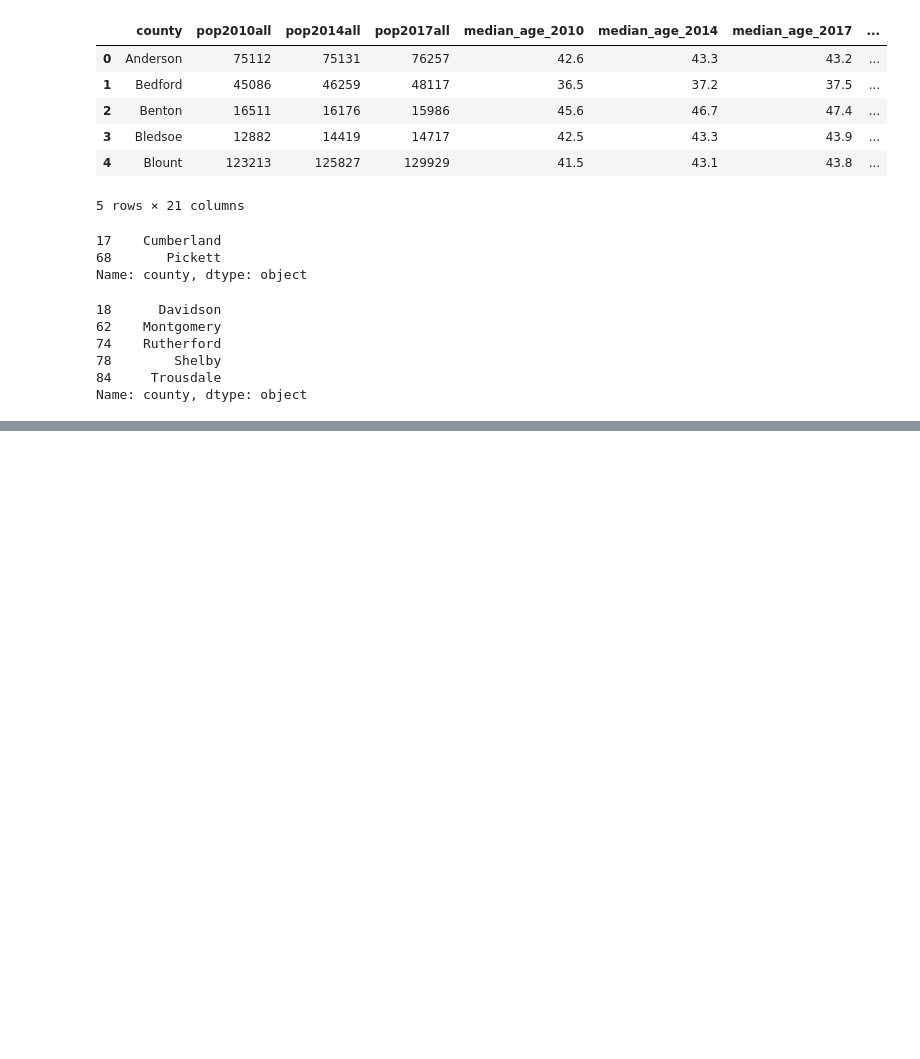
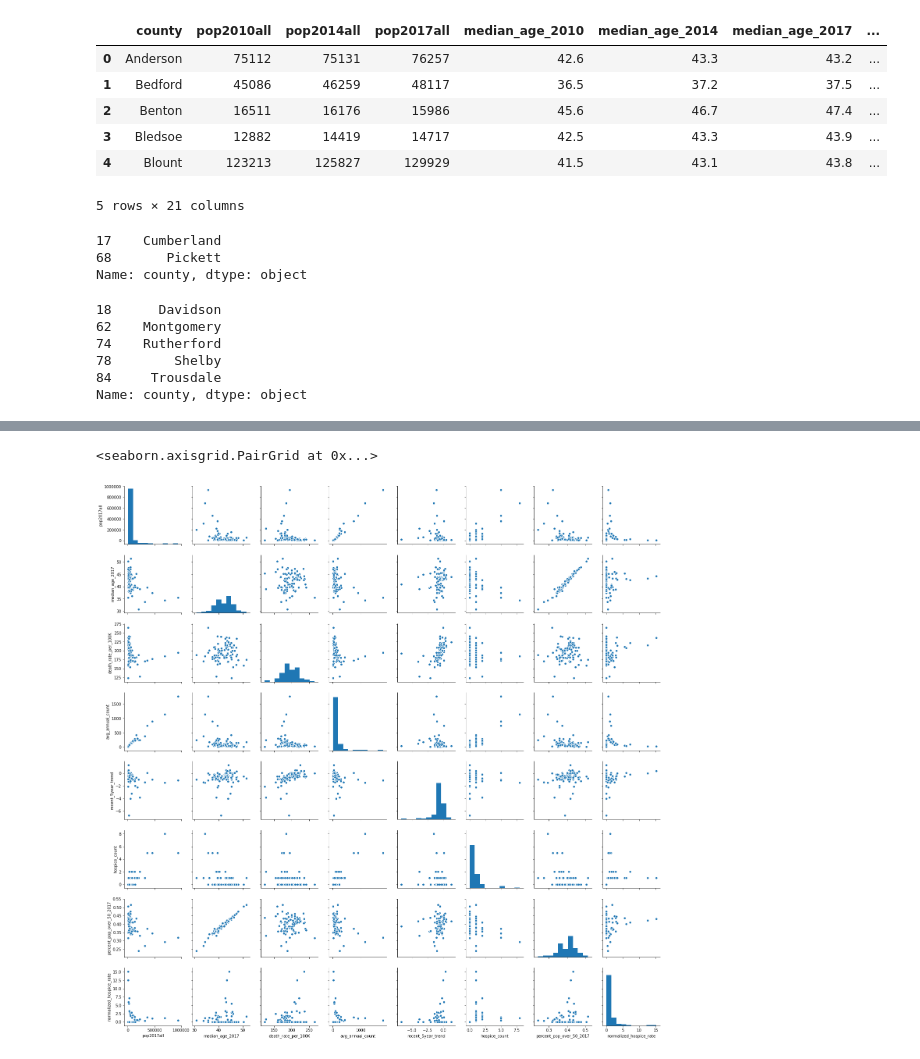
Before and after one commit to ncov/vanderbilt-aspire-data-essentials, a Jupyter notebook: data_essentials_project_090518.ipynb, the cells around one changed output, grey strips where cells are left out. Saved outputs shown, nothing was run; the diff lists cells and outputs as text; code cells hidden in the pictures; blank space fills up the shorter version.

```diff
--- a/data_essentials_project_090518.ipynb
+++ b/data_essentials_project_090518.ipynb
@@ -272,0 +269,4 @@ pop_and_cancer2.to_csv('cancer_data.csv')
+# %%
+pair_plot_data = pop_and_cancer2.drop(columns = ["county","fips", 'pop2010all','pop2014all','median_age_2010',
+ 'median_age_2014','lower_95_ci','upper_95_ci','trend_lower_95_ci','trend_upper_95_ci','percent_pop_over_50_2010',
+ 'percent_pop_over_50_2014'])
@@ -272,0 +286,5 @@ pop_and_cancer2.to_csv('cancer_data.csv')
+# %%
+sns.pairplot(pair_plot_data)
+# %% [output]
+<seaborn.axisgrid.PairGrid at 0x...>
+[figure, added]
```
Also changed, not shown: parts of 18 cells of this notebook.
